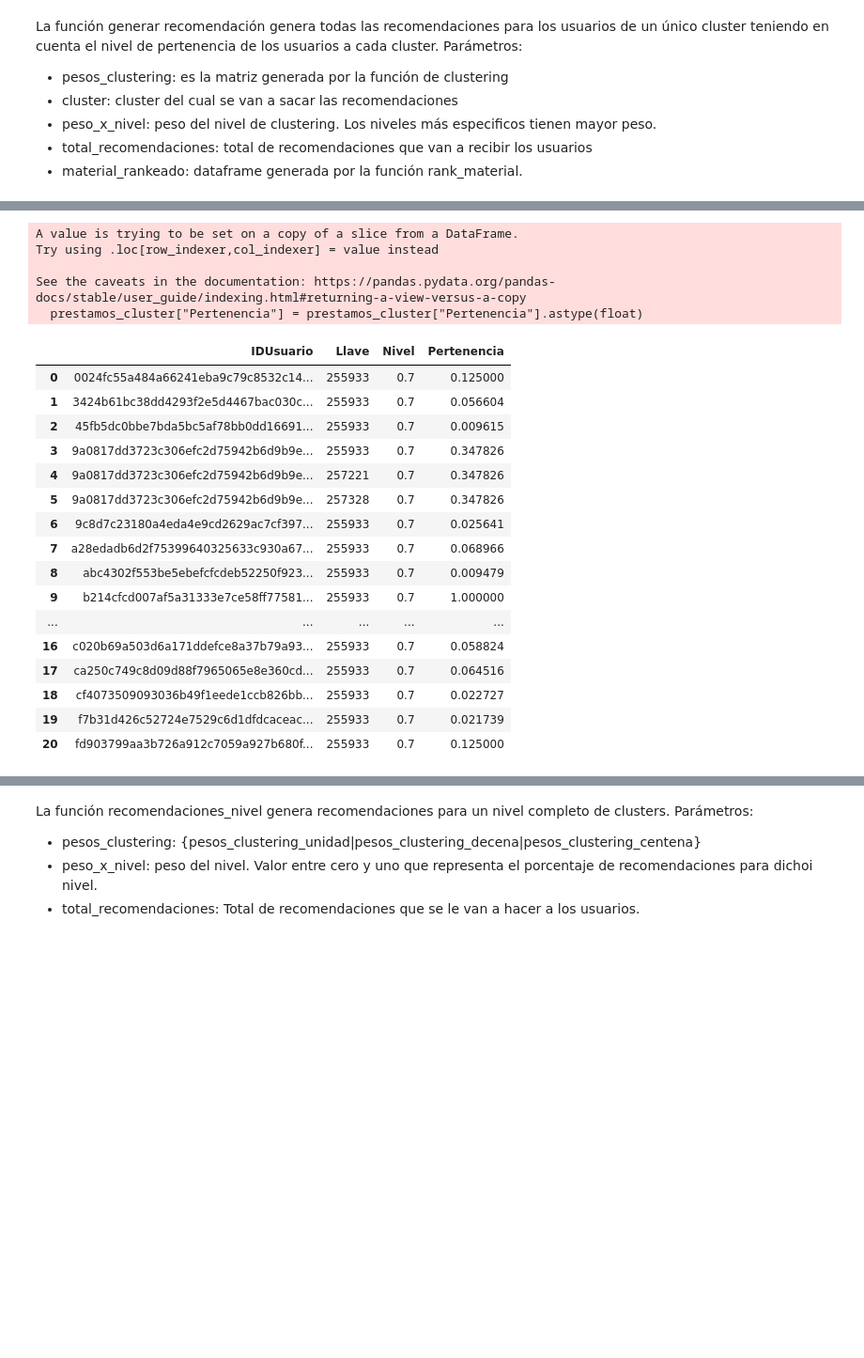
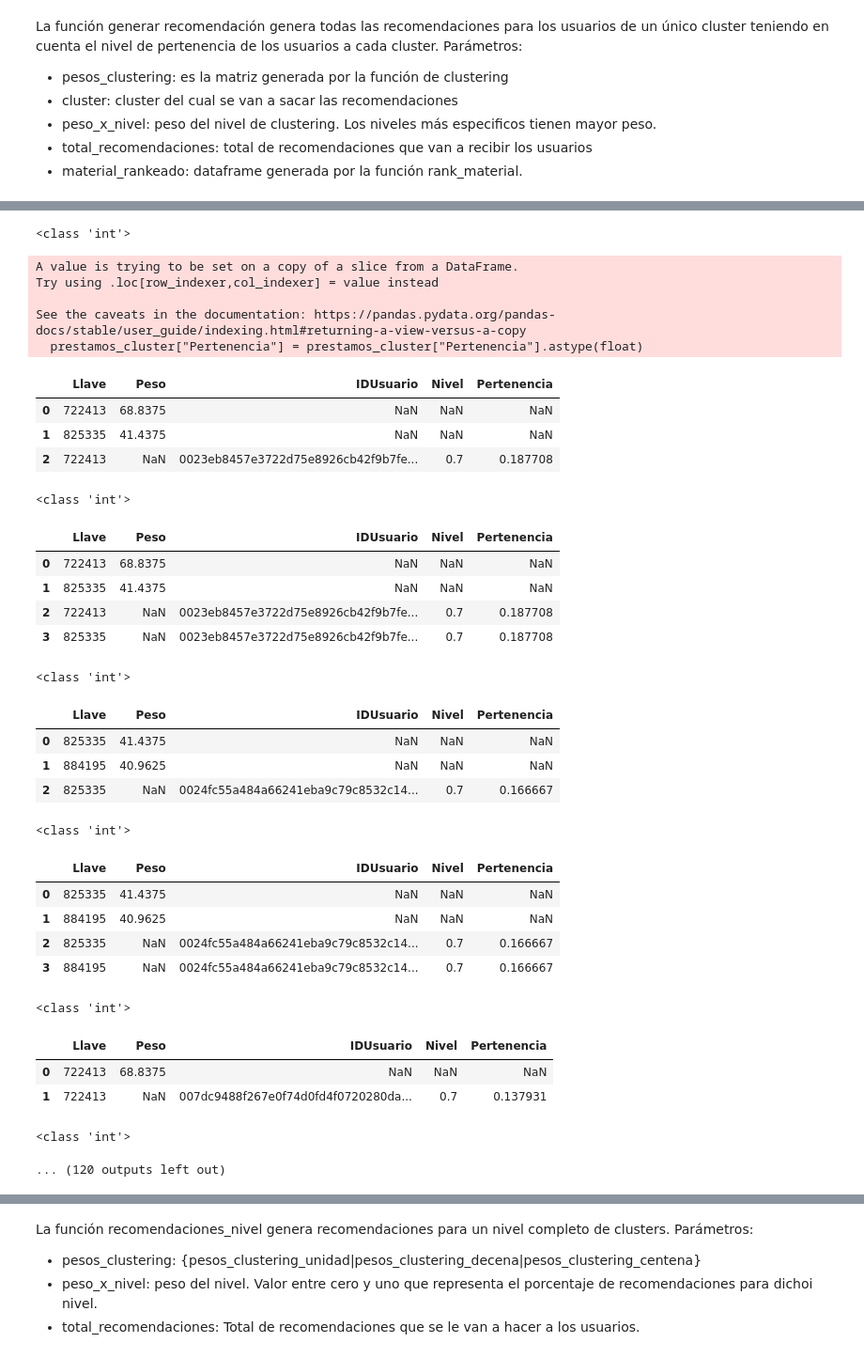
Before and after one commit to Johan-Ortegon-1/uaque, a Jupyter notebook: V2_Clustering_+_Recomendations/ClusteringYRecomendacionesDifusas.ipynb, the cells around one changed output, grey strips where cells are left out. Shown at 94% size. Drawn from its saved outputs; the diff is of its cells as text; code cells hidden in the pictures; blank space fills up the shorter version.

```diff
--- a/V2_Clustering_+_Recomendations/ClusteringYRecomendacionesDifusas.ipynb
+++ b/V2_Clustering_+_Recomendations/ClusteringYRecomendacionesDifusas.ipynb
@@ -466,6 +466,6 @@ pesos_clustering_unidad.to_json(r'C:\Users\user\Downloads\pesos_clustering_unida
 pesos_clustering_decena.to_json(r'C:\Users\user\Downloads\pesos_clustering_decena.json')
 pesos_clustering_centena.to_json(r'C:\Users\user\Downloads\pesos_clustering_centena.json')
 # %%
-#pesos_clustering_unidad = pd.read_json('https://www.dropbox.com/s/6j30n8y3fn8358l/pesos_clustering_unidad.json?dl=1')
-#pesos_clustering_decena = pd.read_json('https://www.dropbox.com/s/6m7vbpfq8b8qz4s/pesos_clustering_decena.json?dl=1')
-#pesos_clustering_centena = pd.read_json('https://www.dropbox.com/s/3rjqco5swu55cna/pesos_clustering_centena.json?dl=1')
+pesos_clustering_unidad = pd.read_json('https://www.dropbox.com/s/6j30n8y3fn8358l/pesos_clustering_unidad.json?dl=1')
+pesos_clustering_decena = pd.read_json('https://www.dropbox.com/s/6m7vbpfq8b8qz4s/pesos_clustering_decena.json?dl=1')
+pesos_clustering_centena = pd.read_json('https://www.dropbox.com/s/3rjqco5swu55cna/pesos_clustering_centena.json?dl=1')
@@ -580,8 +578,23 @@ def generar_recomendacion(pesos_clustering, cluster, peso_x_nivel, total_recomen
     prestamos_cluster = pesos_clustering.loc[pesos_clustering.Cluster == cluster]
     #Cambiamos el tipo de dato de pertenencia a float
     prestamos_cluster["Pertenencia"] = prestamos_cluster["Pertenencia"].astype(float)
+    #cada row es un usuario diferente
+    #display(material_rankeado)
+    #display(prestamos_cluster)
     for index, row in prestamos_cluster.iterrows():
         num_prestamos = math.ceil(row["Pertenencia"] * peso_x_nivel * total_recomendaciones)
+        prestamos_usuario = join.loc[(join["IDUsuario"] == row.IDUsuario) & (join["DeweyUnidad"] == row.Cluster) ]["Llave"].unique()
+        #display(prestamos_usuario)
+        recomendaciones = material_rankeado[~material_rankeado.Llave.isin(prestamos_usuario)].head(num_prestamos)
+        llavesRecomendaciones = recomendaciones["Llave"]
+        #display("Usuario", row.IDUsuario)
+        for llave in llavesRecomendaciones:
+            print(type(llave))
+            aux_df = pd.DataFrame({'IDUsuario': row.IDUsuario, 'Llave': llave, 'Nivel': peso_x_nivel, 'Pertenencia': row.Pertenencia}, index = ["Index 1"])
+            recomendaciones = pd.concat([recomendaciones, aux_df], ignore_index = True)
+            display(recomendaciones)
+        '''
+
         libro_rankeado = 0
         libros_recomendados = 0
         while libros_recomendados < num_prestamos and libro_rankeado < material_rankeado.shape[0]:
@@ -595,4 +608,5 @@ def generar_recomendacion(pesos_clustering, cluster, peso_x_nivel, total_recomen
                                   'Pertenencia': row.Pertenencia}, index = ["Index 1"])
                 recomendaciones = pd.concat([recomendaciones, aux_df], ignore_index = True)
             libro_rankeado = libro_rankeado + 1
+        '''
     return recomendaciones
@@ -604,25 +613,36 @@ array([311142, 637186, 527722, 720002, 272296, 900133, 284353],
 # %%
-generar_recomendacion(pesos_clustering_unidad, 587, 0.7, 10, material_rankeado)
+recomendacion_cluster = generar_recomendacion(pesos_clustering_unidad, 574, 0.7, 10, material_rankeado)
 # %% [output]
-A value is trying to be set on a copy of a slice from a DataFrame.
-Try using .loc[row_indexer,col_indexer] = value instead
-
-See the caveats in the documentation: https://pandas.pydata.org/pandas-docs/stable/user_guide/indexing.html#returning-a-view-versus-a-copy
-  prestamos_cluster["Pertenencia"] = prestamos_cluster["Pertenencia"].astype(float)
+<class 'int'>
+A value is trying to be set on a copy of a slice from a DataFrame.
+Try using .loc[row_indexer,col_indexer] = value instead
+
+See the caveats in the documentation: https://pandas.pydata.org/pandas-docs/stable/user_guide/indexing.html#returning-a-view-versus-a-copy
+  prestamos_cluster["Pertenencia"] = prestamos_cluster["Pertenencia"].astype(float)
-|  | IDUsuario | Llave | Nivel | Pertenencia |
-| 0 | 0024fc55a484a66241eba9c79c8532c14... | 255933 | 0.7 | 0.125000 |
-| 1 | 3424b61bc38dd4293f2e5d4467bac030c... | 255933 | 0.7 | 0.056604 |
-| 2 | 45fb5dc0bbe7bda5bc5af78bb0dd16691... | 255933 | 0.7 | 0.009615 |
-| 3 | 9a0817dd3723c306efc2d75942b6d9b9e... | 255933 | 0.7 | 0.347826 |
-| 4 | 9a0817dd3723c306efc2d75942b6d9b9e... | 257221 | 0.7 | 0.347826 |
-| 5 | 9a0817dd3723c306efc2d75942b6d9b9e... | 257328 | 0.7 | 0.347826 |
-| 6 | 9c8d7c23180a4eda4e9cd2629ac7cf397... | 255933 | 0.7 | 0.025641 |
-| 7 | a28edadb6d2f75399640325633c930a67... | 255933 | 0.7 | 0.068966 |
-| 8 | abc4302f553be5ebefcfcdeb52250f923... | 255933 | 0.7 | 0.009479 |
-| 9 | b214cfcd007af5a31333e7ce58ff77581... | 255933 | 0.7 | 1.000000 |
-| ... | ... | ... | ... | ... |
-| 16 | c020b69a503d6a171ddefce8a37b79a93... | 255933 | 0.7 | 0.058824 |
-| 17 | ca250c749c8d09d88f7965065e8e360cd... | 255933 | 0.7 | 0.064516 |
-| 18 | cf4073509093036b49f1eede1ccb826bb... | 255933 | 0.7 | 0.022727 |
-| 19 | f7b31d426c52724e7529c6d1dfdcaceac... | 255933 | 0.7 | 0.021739 |
-| 20 | fd903799aa3b726a912c7059a927b680f... | 255933 | 0.7 | 0.125000 |
+|  | Llave | Peso | IDUsuario | Nivel | Pertenencia |
+| 0 | 722413 | 68.8375 | NaN | NaN | NaN |
+| 1 | 825335 | 41.4375 | NaN | NaN | NaN |
+| 2 | 722413 | NaN | 0023eb8457e3722d75e8926cb42f9b7fe... | 0.7 | 0.187708 |
+<class 'int'>
+|  | Llave | Peso | IDUsuario | Nivel | Pertenencia |
+| 0 | 722413 | 68.8375 | NaN | NaN | NaN |
+| 1 | 825335 | 41.4375 | NaN | NaN | NaN |
+| 2 | 722413 | NaN | 0023eb8457e3722d75e8926cb42f9b7fe... | 0.7 | 0.187708 |
+| 3 | 825335 | NaN | 0023eb8457e3722d75e8926cb42f9b7fe... | 0.7 | 0.187708 |
+<class 'int'>
+|  | Llave | Peso | IDUsuario | Nivel | Pertenencia |
+| 0 | 825335 | 41.4375 | NaN | NaN | NaN |
+| 1 | 884195 | 40.9625 | NaN | NaN | NaN |
+| 2 | 825335 | NaN | 0024fc55a484a66241eba9c79c8532c14... | 0.7 | 0.166667 |
+<class 'int'>
+|  | Llave | Peso | IDUsuario | Nivel | Pertenencia |
+| 0 | 825335 | 41.4375 | NaN | NaN | NaN |
+| 1 | 884195 | 40.9625 | NaN | NaN | NaN |
+| 2 | 825335 | NaN | 0024fc55a484a66241eba9c79c8532c14... | 0.7 | 0.166667 |
+| 3 | 884195 | NaN | 0024fc55a484a66241eba9c79c8532c14... | 0.7 | 0.166667 |
+<class 'int'>
+|  | Llave | Peso | IDUsuario | Nivel | Pertenencia |
+| 0 | 722413 | 68.8375 | NaN | NaN | NaN |
+| 1 | 722413 | NaN | 007dc9488f267e0f74d0fd4f0720280da... | 0.7 | 0.137931 |
+<class 'int'>
+... (120 outputs left out)
```
Also changed, not shown: parts of 4 cells of this notebook.
